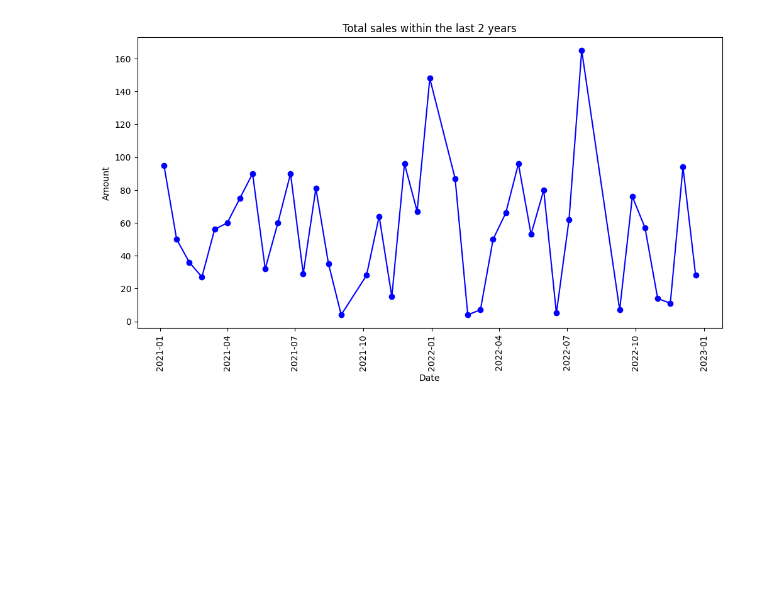
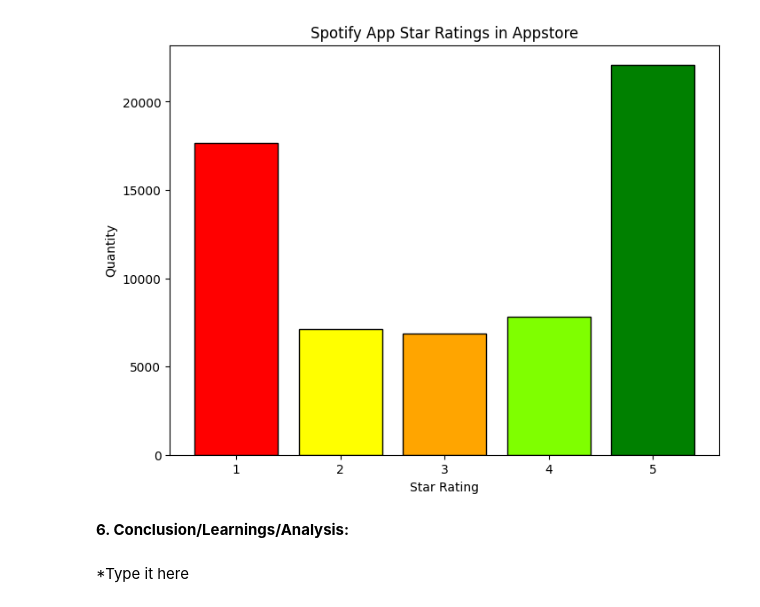
Before and after one commit to JelanAngeloBLoy-a/CPE-031-Visualization-and-Data-Analysis, a Jupyter notebook: Hands_On_Activity_6_|_Data_Visualization_and_Design.ipynb, the cells around one changed output. Saved outputs shown, nothing was run; the diff lists cells and outputs as text; code cells hidden in the pictures; blank space fills up the shorter version.

```diff
--- a/Hands_On_Activity_6_|_Data_Visualization_and_Design.ipynb
+++ b/Hands_On_Activity_6_|_Data_Visualization_and_Design.ipynb
@@ -69,15 +505,0 @@ df[df['OrderDate'].isin(['Central','East'])]
-# %%
-df['Total'] = pd.to_numeric(df['Total'], errors='coerce')
-total=df.groupby('Item')['Total'].sum()
-
-# Create a pie chart
-total.plot.pie(figsize=(8, 8), autopct='%1.1f%%')
-
-# Add title
-plt.title('Most Saled Items  (2021-2022)')
-
-# Remove y-axis label
-plt.ylabel('')
-
-# Show chart
-plt.show()
@@ -99,20 +506,25 @@ plt.show()
-# %%
-total=df.groupby('OrderDate')['Units'].sum()
-
-
-# Plot line chart
-plt.figure(figsize=(12, 6))
-plt.plot(total.index, total.values, marker='o', linestyle='-', color='blue')
-
-# Add labels and title
-plt.title('Total sales within the last 2 years')
-plt.xlabel('Date')
-plt.ylabel('Amount')
-
-# Rotate x-axis labels for readability
-plt.xticks(rotation=90)
-
-# Show chart
-plt.show()
-# %% [output]
-[figure, removed]
+# %%
+# Step 3: Visualize the data using a Bar Chart
+
+counts= df['Rating'].value_counts()
+
+colors = ['green', 'red', 'chartreuse', 'yellow','orange']  # same order as your categories
+
+
+plt.figure(figsize=(8, 6))
+plt.bar(counts.index, counts.values, color=colors, edgecolor='black',linewidth=1)
+
+plt.title('Spotify App Star Ratings in Appstore')
+plt.xlabel('Star Rating')
+plt.ylabel('Quantity')
+plt.show()
+
+#  plt.bar(counts.index, counts.values, color=colors)
+
+# Plot a bar chart
+# %% [output]
+[figure, added]
+# %% [markdown]
+**6. Conclusion/Learnings/Analysis:**
+# %% [markdown]
+*Type it here
```
Also changed, not shown: parts of 75 cells of this notebook.
